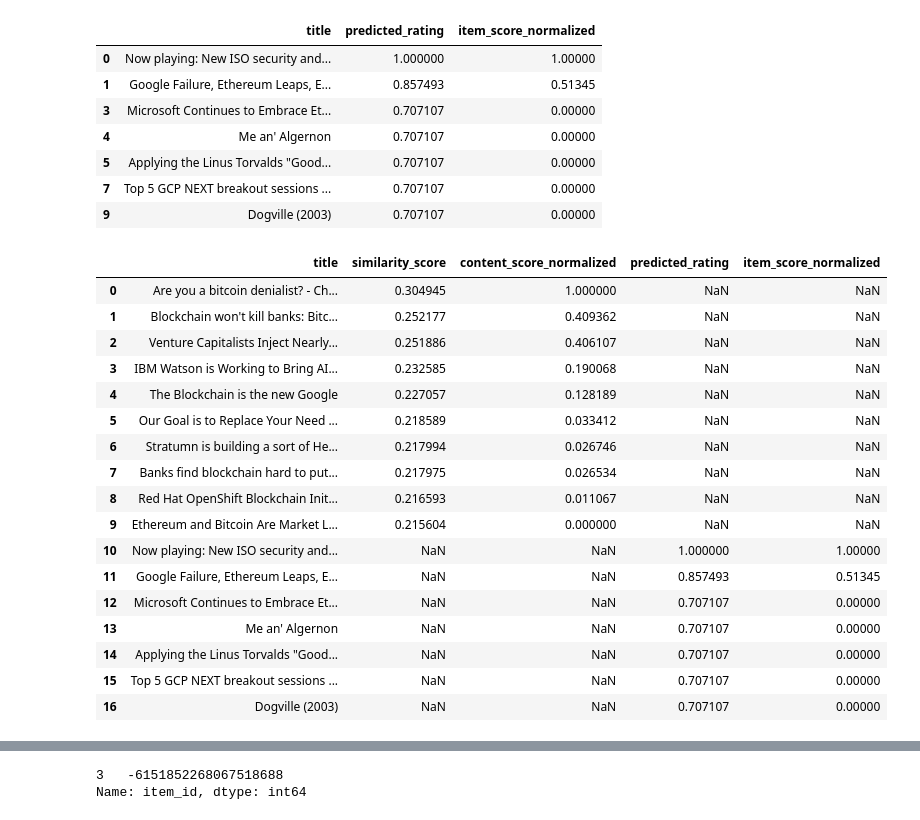
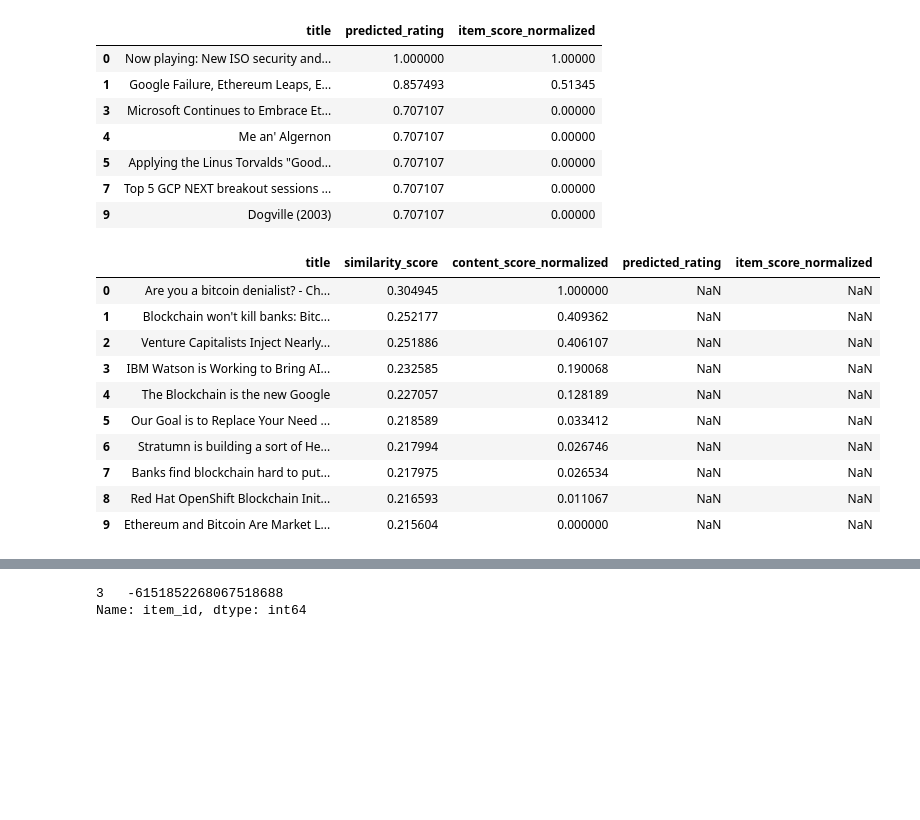
Before and after one commit to Rishabh-Saha/News-Recommendation-System, a Jupyter notebook: NewsRecommendationSystem_backup.ipynb, the cells around one changed output, grey strips where cells are left out. Drawn from its saved outputs; the diff is of its cells as text; code cells hidden in the pictures; blank space fills up the shorter version.

```diff
--- a/NewsRecommendationSystem_backup.ipynb
+++ b/NewsRecommendationSystem_backup.ipynb
@@ -1392,29 +1394,22 @@ Name: item_id, dtype: int64
 # %%
 hybrid_recommendations = pd.merge(
     recommended_news_cf,
     recommended_news_icf[['title', 'predicted_rating', 'item_score_normalized']],
-    how='outer',
+    how='left',
     on='title')
 hybrid_recommendations
 # %% [output]
 |  | title | similarity_score | content_score_normalized | predicted_rating | item_score_normalized |
 | 0 | Are you a bitcoin denialist? - Ch... | 0.304945 | 1.000000 | NaN | NaN |
 | 1 | Blockchain won't kill banks: Bitc... | 0.252177 | 0.409362 | NaN | NaN |
 | 2 | Venture Capitalists Inject Nearly... | 0.251886 | 0.406107 | NaN | NaN |
 | 3 | IBM Watson is Working to Bring AI... | 0.232585 | 0.190068 | NaN | NaN |
 | 4 | The Blockchain is the new Google | 0.227057 | 0.128189 | NaN | NaN |
 | 5 | Our Goal is to Replace Your Need ... | 0.218589 | 0.033412 | NaN | NaN |
 | 6 | Stratumn is building a sort of He... | 0.217994 | 0.026746 | NaN | NaN |
 | 7 | Banks find blockchain hard to put... | 0.217975 | 0.026534 | NaN | NaN |
 | 8 | Red Hat OpenShift Blockchain Init... | 0.216593 | 0.011067 | NaN | NaN |
 | 9 | Ethereum and Bitcoin Are Market L... | 0.215604 | 0.000000 | NaN | NaN |
-| 10 | Now playing: New ISO security and... | NaN | NaN | 1.000000 | 1.00000 |
-| 11 | Google Failure, Ethereum Leaps, E... | NaN | NaN | 0.857493 | 0.51345 |
-| 12 | Microsoft Continues to Embrace Et... | NaN | NaN | 0.707107 | 0.00000 |
-| 13 | Me an' Algernon | NaN | NaN | 0.707107 | 0.00000 |
-| 14 | Applying the Linus Torvalds "Good... | NaN | NaN | 0.707107 | 0.00000 |
-| 15 | Top 5 GCP NEXT breakout sessions ... | NaN | NaN | 0.707107 | 0.00000 |
-| 16 | Dogville (2003) | NaN | NaN | 0.707107 | 0.00000 |
 # %%
 hybrid_recommendations['final_score'] = (
     0.5 * hybrid_recommendations['content_score_normalized'].fillna(0) +
```
Also changed, not shown: parts of 19 cells of this notebook.
